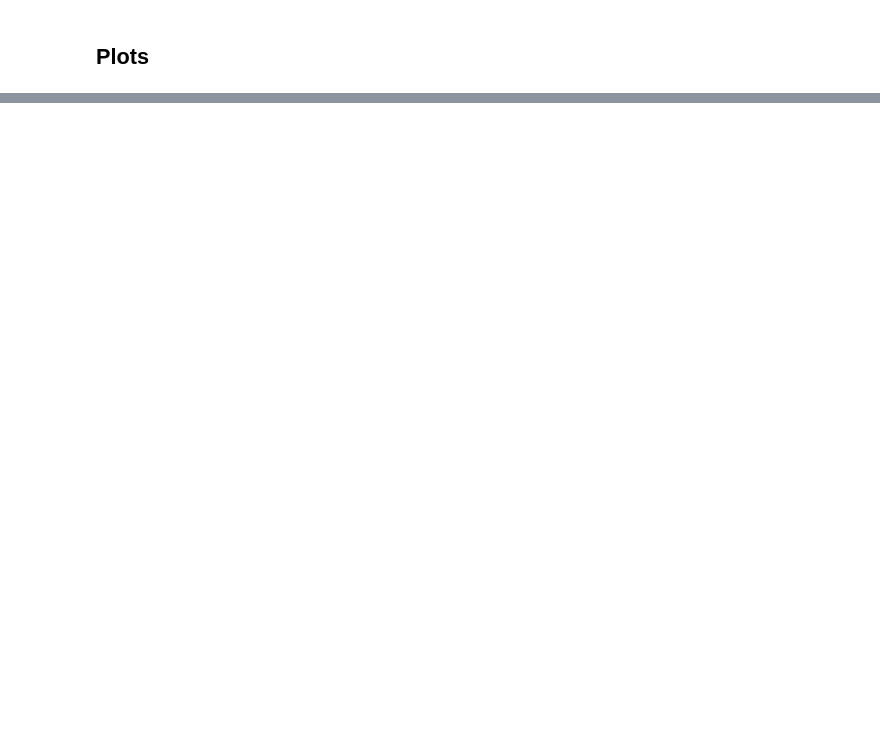
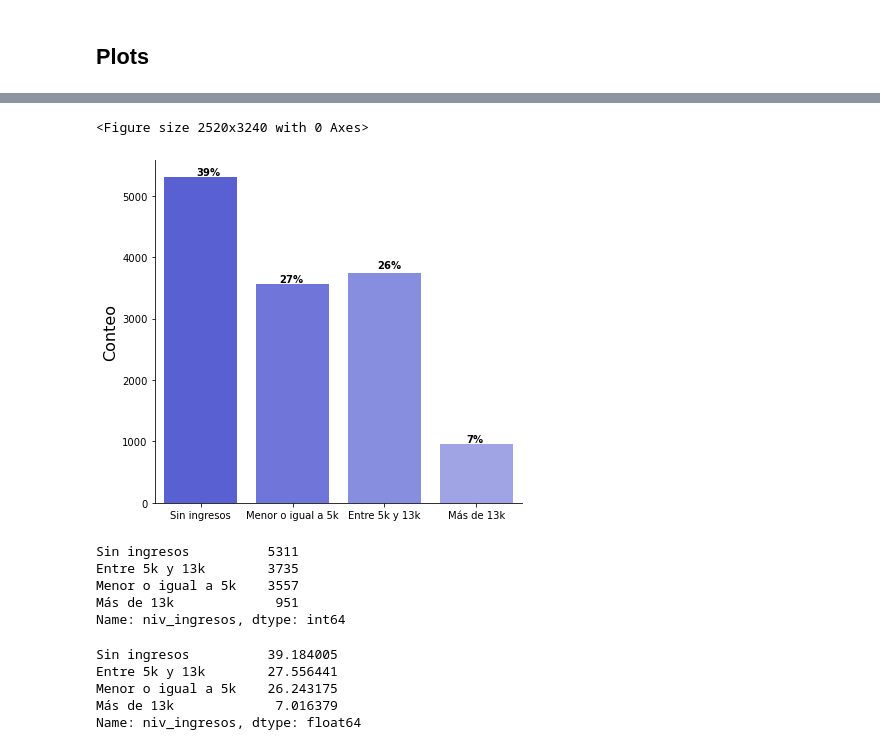
Before and after one commit to JuanPalms/Client-profiling, a Jupyter notebook: EDA:ENIF 2021.ipynb, the cells around one changed output, grey strips where cells are left out. Drawn from its saved outputs; the diff is of its cells as text; code cells hidden in the pictures; blank space fills up the shorter version.

```diff
--- a/EDA:ENIF 2021.ipynb
+++ b/EDA:ENIF 2021.ipynb
@@ -182,0 +533,37 @@ https://www.youtube.com/watch?v=lnks1IcoHUo&t=108s
+# %%
+plt.figure(figsize=(35, 45))
+#orden_amai=['E','D','D+', 'C-', 'C', 'C+',  'A/B' ]
+graf_amai=sns.catplot(x='niv_ingresos',data=ENIF_Demos, kind='count',palette=paleta_blue_deg, height=5.5,
+                      aspect=1.1)
+plt.xlabel('', fontsize=18)
+plt.ylabel('Conteo', fontsize=16)
+plt.annotate('39%',
+            xy=(100, 352), xycoords='figure points',weight="bold")
+plt.annotate('27%',
+            xy=(183, 245), xycoords='figure points',weight="bold")
+plt.annotate('26%',
+            xy=(281, 259), xycoords='figure points',weight="bold")
+plt.annotate('7%',
+            xy=(370, 85), xycoords='figure points',weight="bold")
+
+
+graf_amai.savefig('Results/Graphs/Ingresos.png');
+# %% [output]
+<Figure size 2520x3240 with 0 Axes>
+[figure, added]
+# %%
+(ENIF_Demos['niv_ingresos'].value_counts())
+# %% [output]
+Sin ingresos          5311
+Entre 5k y 13k        3735
+Menor o igual a 5k    3557
+Más de 13k             951
+Name: niv_ingresos, dtype: int64
+# %%
+(ENIF_Demos['niv_ingresos'].value_counts()/ENIF_Demos['niv_ingresos'].count())*100
+# %% [output]
+Sin ingresos          39.184005
+Entre 5k y 13k        27.556441
+Menor o igual a 5k    26.243175
+Más de 13k             7.016379
+Name: niv_ingresos, dtype: float64
```
Also changed, not shown: parts of 96 cells of this notebook, 2 other files.
